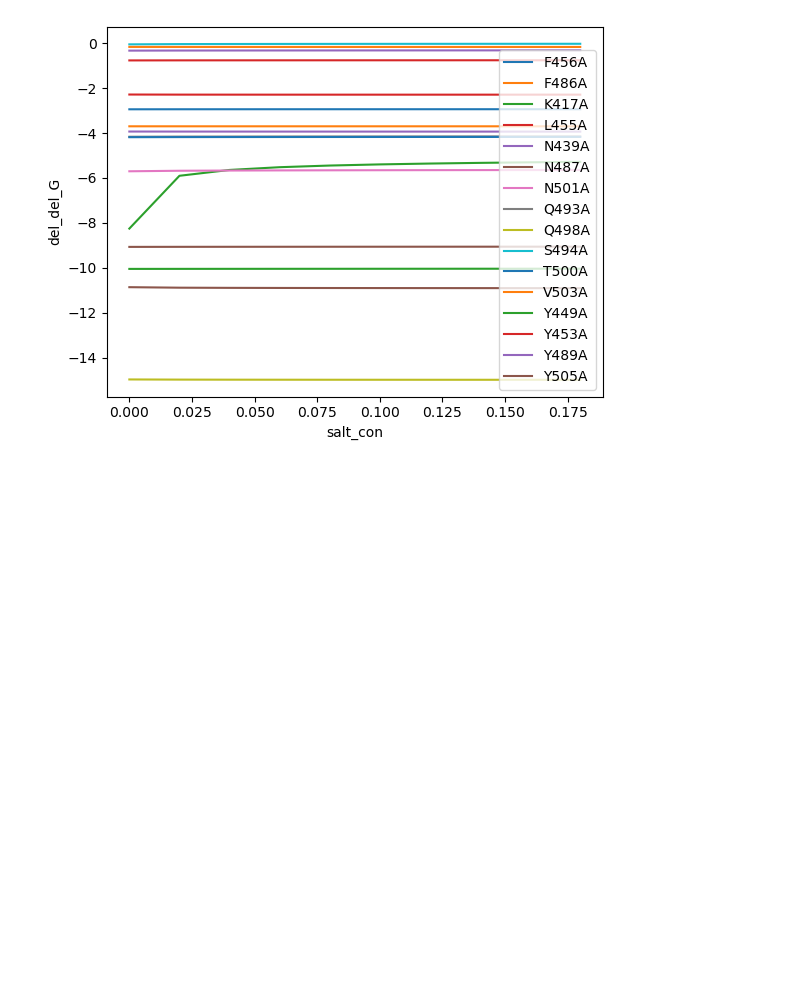
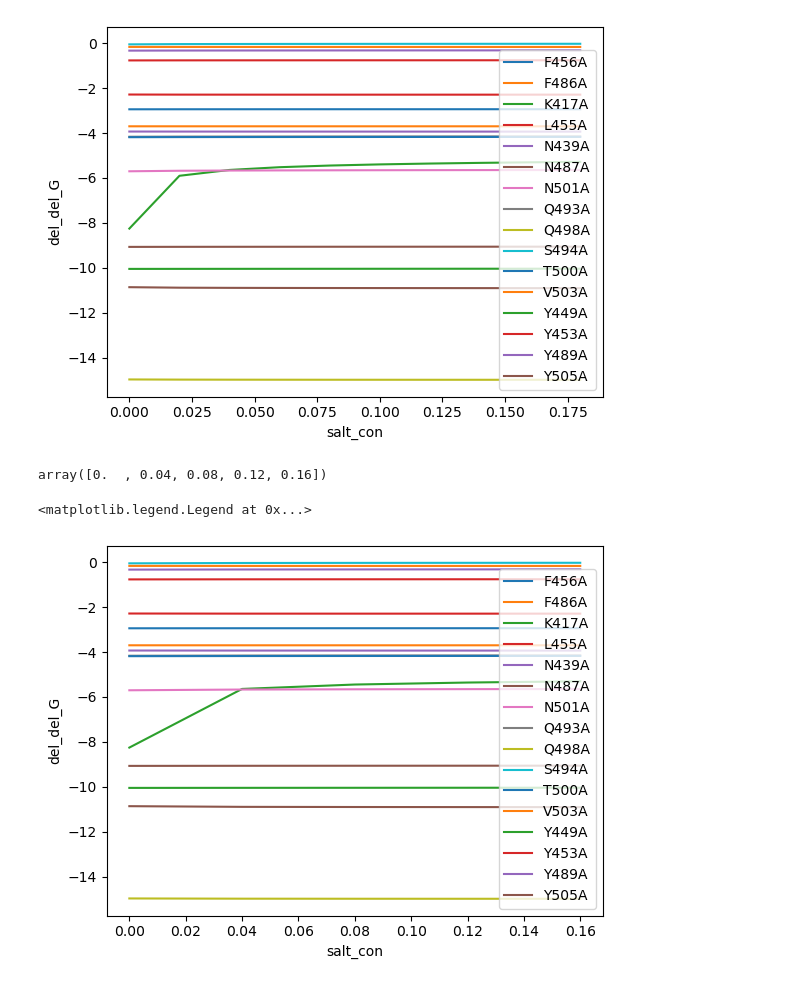
Before and after one commit to fergplace/amber_scripts, a Jupyter notebook: salt_con_get_data_notebook.ipynb, the cells around one changed output. Saved outputs shown, nothing was run; the diff lists cells and outputs as text; code cells hidden in the pictures; blank space fills up the shorter version.

```diff
--- a/salt_con_get_data_notebook.ipynb
+++ b/salt_con_get_data_notebook.ipynb
@@ -89,3 +89,8 @@ plt.legend()
 # %% [output]
 <matplotlib.legend.Legend at 0x...>
 [figure]
+# %%
+X = np.arange(0, 0.2, 0.04)
+X
+# %% [output]
+array([0.  , 0.04, 0.08, 0.12, 0.16])
@@ -91,0 +112,20 @@ plt.legend()
+# %%
+df_num_data2 = pd.read_csv("all_amino_salt_con_2.csv")
+dd2 = df_num_data.iloc[:,1]
+sort_idx = np.argsort(dd.to_numpy())
+df_num_sorted = df_num_data.iloc[sort_idx]
+df_num_sorted2 = df_num_sorted[0::2]
+
+#Y = df_num_sorted[0:5]["delta_delta_g_gen"]
+idx = np.arange(0,80, 5)
+for i in idx :
+    Y = df_num_sorted2[i:(i+5)]["delta_delta_g_gen_66"]
+    mut = df_num_sorted2[i:i+1]["mutations"].to_numpy()[0].split("_")[0]
+    plt.plot(X, Y, label=mut)
+
+plt.xlabel("salt_con")
+plt.ylabel("del_del_G")
+plt.legend()
+# %% [output]
+<matplotlib.legend.Legend at 0x...>
+[figure, added]
```
Also changed, not shown: parts of 4 cells of this notebook.
